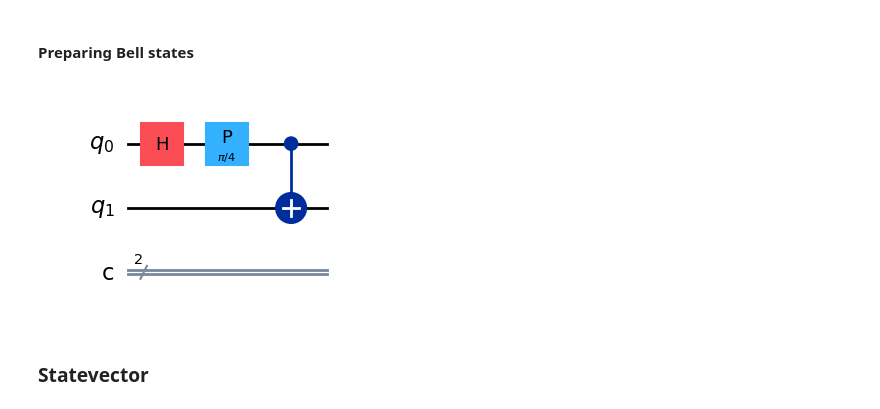
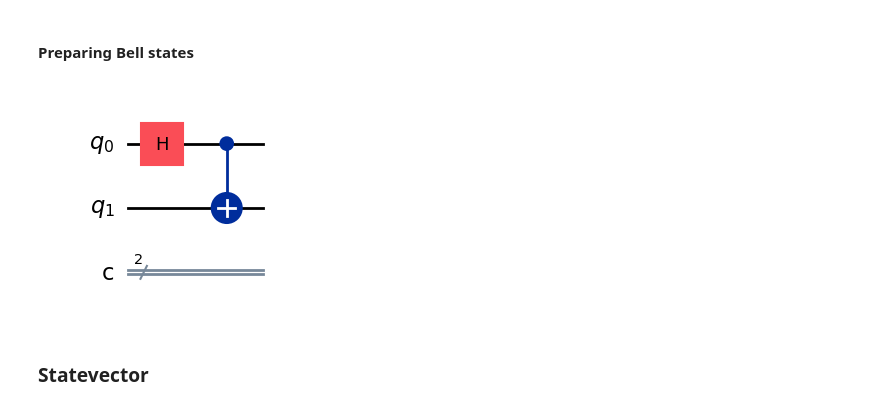
Before and after one commit to padlewsk/acoustic-projects, a Jupyter notebook: wavebit/simulation/pyhton/theory_validation.ipynb, the cells around one changed output. Saved outputs shown, nothing was run; the diff lists cells and outputs as text; code cells hidden in the pictures.

```diff
--- a/wavebit/simulation/pyhton/theory_validation.ipynb
+++ b/wavebit/simulation/pyhton/theory_validation.ipynb
@@ -25,17 +25,17 @@ import matplotlib.pyplot as plt
 # %%
 # Shortcut for QuantumCircuit(QuantumRegister(2), ClassicalRegister(2))
 qc1 = QuantumCircuit(2,2)
 
 # TODO prepare a Bell state
 # e.g. by doing a h gate on qubit 0 followed by a cnot on qubits 0 and 1
 
 qc1.h(0)
-qc1.p(np.pi/4, 0)
+#qc1.p(np.pi/4, 0)
 qc1.cx(0,1)
 
 qc1.draw('mpl')
 # %% [output]
-[figure, old version]
+[figure, new version]
 # %% [markdown]
 ### Statevector
 # %%
```
Also changed, not shown: parts of 16 cells of this notebook.
